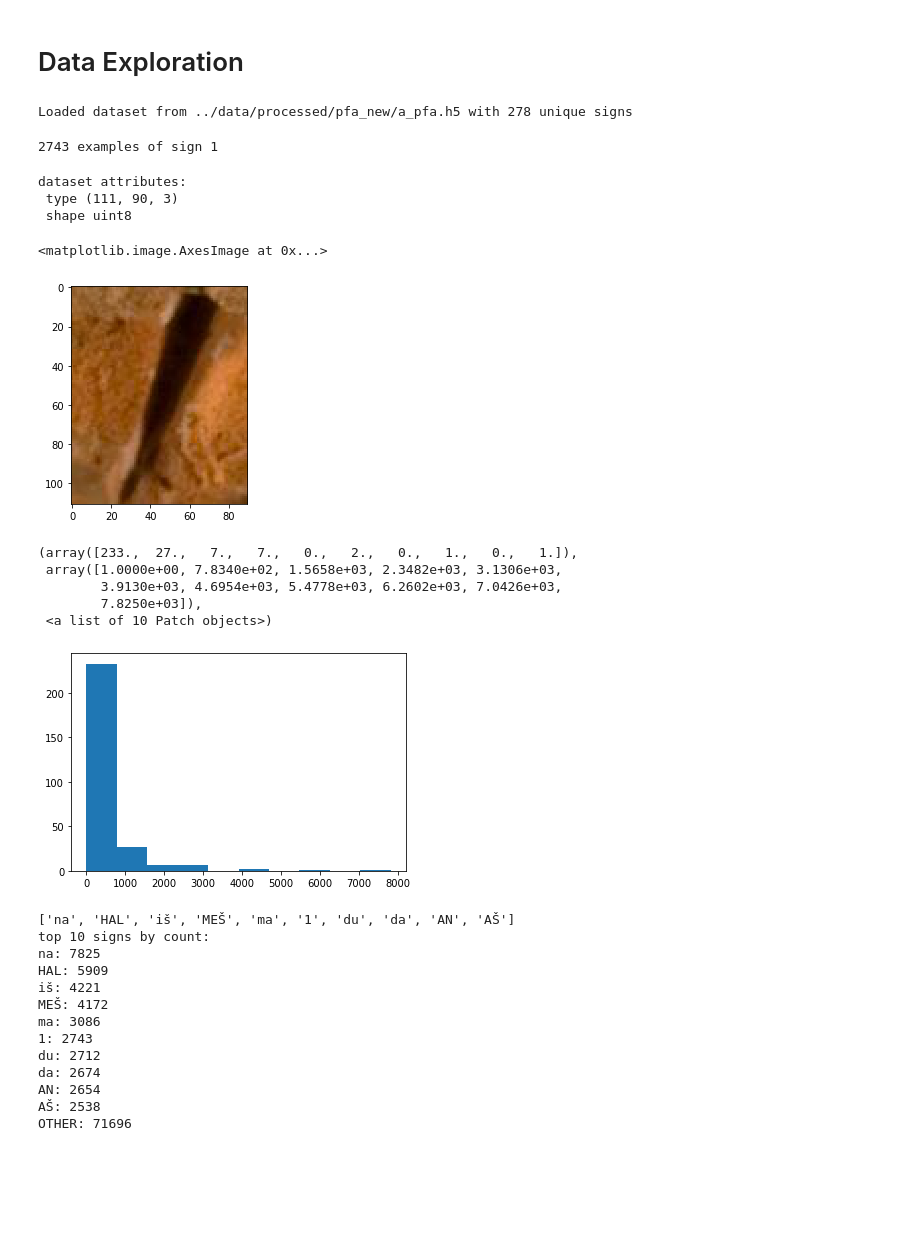
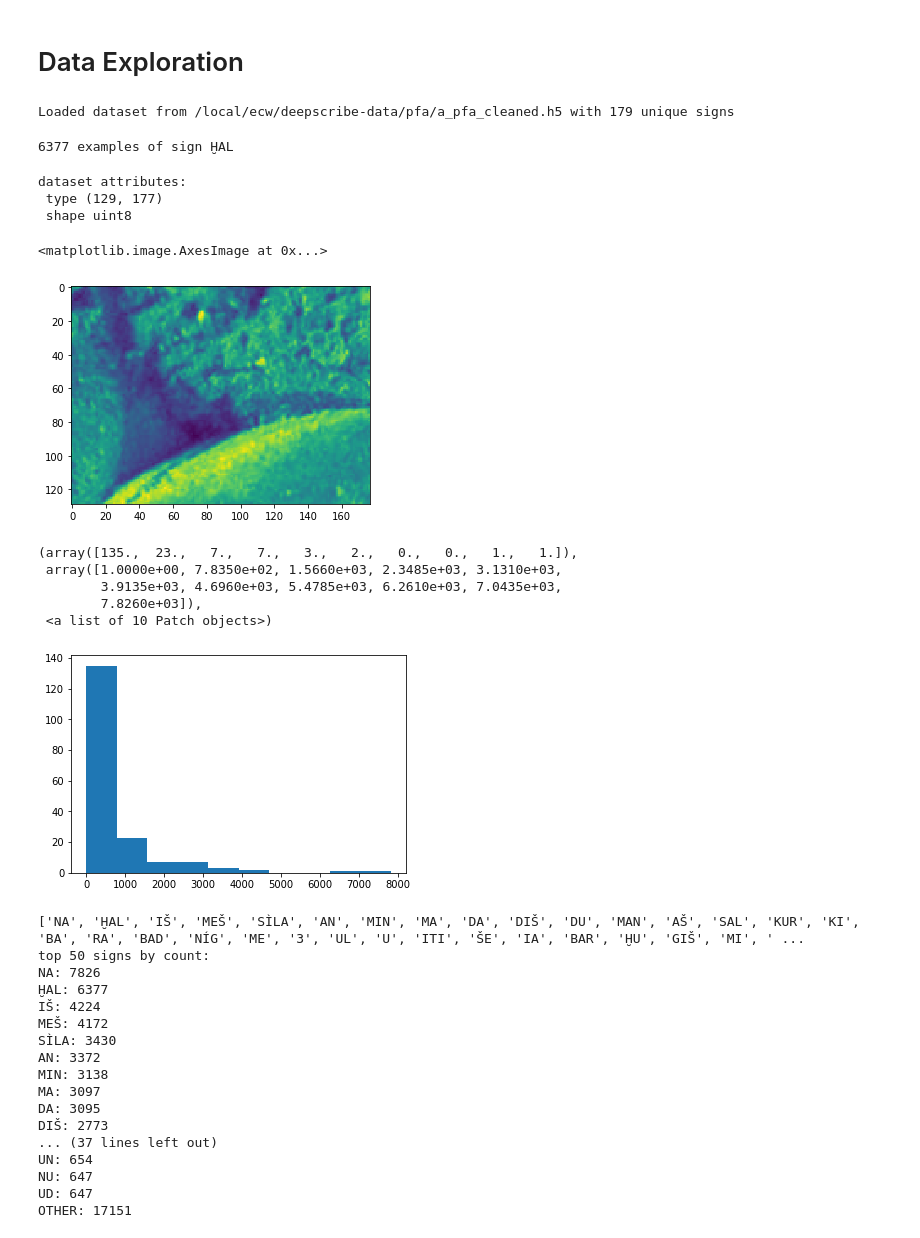
Before and after one commit to oi-deepscribe/deepscribe, a Jupyter notebook: notebooks/Data Exploration.ipynb, the cells around one changed output. Cells and saved outputs as stored; diff of their text form; code cells hidden in the pictures; blank space fills up the shorter version.

```diff
--- a/notebooks/Data Exploration.ipynb
+++ b/notebooks/Data Exploration.ipynb
@@ -9,36 +10,34 @@ from matplotlib import pyplot as plt
 # %%
-path = "../data/processed/pfa_new/a_pfa.h5"
+path = "/local/ecw/deepscribe-data/pfa/a_pfa_cleaned.h5"
 
 f = h5py.File(path, 'r')
 
 print("Loaded dataset from {} with {} unique signs".format(path, len(f.keys())))
 # %% [output]
-Loaded dataset from ../data/processed/pfa_new/a_pfa.h5 with 278 unique signs
+Loaded dataset from /local/ecw/deepscribe-data/pfa/a_pfa_cleaned.h5 with 179 unique signs
 # %%
-test_sign = '1'
+test_sign = "ḪAL"
 
 group = f[test_sign]
 print("{} examples of sign {}".format(len(group.keys()), test_sign))
 # %% [output]
-2743 examples of sign 1
+6377 examples of sign ḪAL
 # %%
 test_indx = list(group.keys())[60]
 
 dset = group[test_indx]
 print("dataset attributes: \n type {} \n shape {} \n".format(dset.shape, dset.dtype))
 # get numpy array
 dset_numpy = dset.value
 
-# opencv image color ordering is wrong (BGR instead of RGB)
-dset_corrected = dset_numpy[:,:,::-1]
 
-plt.imshow(dset_corrected)
+plt.imshow(dset_numpy)
 # %% [output]
 dataset attributes:
- type (111, 90, 3)
+ type (129, 177)
  shape uint8
 <matplotlib.image.AxesImage at 0x...>
-[figure, old version]
+[figure, new version]
 # %%
 # getting counts of images by class
 
@@ -52,12 +51,12 @@ for key in f.keys():
 plt.figure()
 plt.hist(counts.values())
 # %% [output]
-(array([233.,  27.,   7.,   7.,   0.,   2.,   0.,   1.,   0.,   1.]),
- array([1.0000e+00, 7.8340e+02, 1.5658e+03, 2.3482e+03, 3.1306e+03,
-        3.9130e+03, 4.6954e+03, 5.4778e+03, 6.2602e+03, 7.0426e+03,
-        7.8250e+03]),
+(array([135.,  23.,   7.,   7.,   3.,   2.,   0.,   0.,   1.,   1.]),
+ array([1.0000e+00, 7.8350e+02, 1.5660e+03, 2.3485e+03, 3.1310e+03,
+        3.9135e+03, 4.6960e+03, 5.4785e+03, 6.2610e+03, 7.0435e+03,
+        7.8260e+03]),
  <a list of 10 Patch objects>)
-[figure, old version]
+[figure, new version]
 # %%
 # simple statistics of dataset
 
@@ -66,7 +65,7 @@ signs = list(counts.keys())
 signs_sorted = sorted(signs, key=lambda sign: counts[sign], reverse=True)
 
 
-n = 10
+n = 50
 
 top_n = signs_sorted[:n]
 
@@ -78,19 +77,23 @@ top_n_formatted = ["{}: {}".format(sign, count) for sign, count in zip(top_n, to
 print("top {} signs by count: \n{}".format(n, "\n".join(top_n_formatted)))
 print("OTHER: {}".format(sum([counts[sign] for sign in signs_sorted[n:]])))
 # %% [output]
-['na', 'HAL', 'iš', 'MEŠ', 'ma', '1', 'du', 'da', 'AN', 'AŠ']
-top 10 signs by count:
-na: 7825
-HAL: 5909
-iš: 4221
+['NA', 'ḪAL', 'IŠ', 'MEŠ', 'SÌLA', 'AN', 'MIN', 'MA', 'DA', 'DIŠ', 'DU', 'MAN', 'AŠ', 'SAL', 'KUR', 'KI', 'BA', 'RA', 'BAD', 'NÍG', 'ME', '3', 'UL', 'U', 'ITI', 'ŠE', 'IA', 'BAR', 'ḪU', 'GIŠ', 'MI', ' ...
+top 50 signs by count:
+NA: 7826
+ḪAL: 6377
+IŠ: 4224
 MEŠ: 4172
-ma: 3086
-1: 2743
-du: 2712
-da: 2674
-AN: 2654
-AŠ: 2538
-OTHER: 71696
+SÌLA: 3430
+AN: 3372
+MIN: 3138
+MA: 3097
+DA: 3095
+DIŠ: 2773
+... (37 lines left out)
+UN: 654
+NU: 647
+UD: 647
+OTHER: 17151
 # %%
 total_signs = sum(counts.values())
 
```
Also changed, not shown: parts of 3 cells of this notebook, 14 other files.
